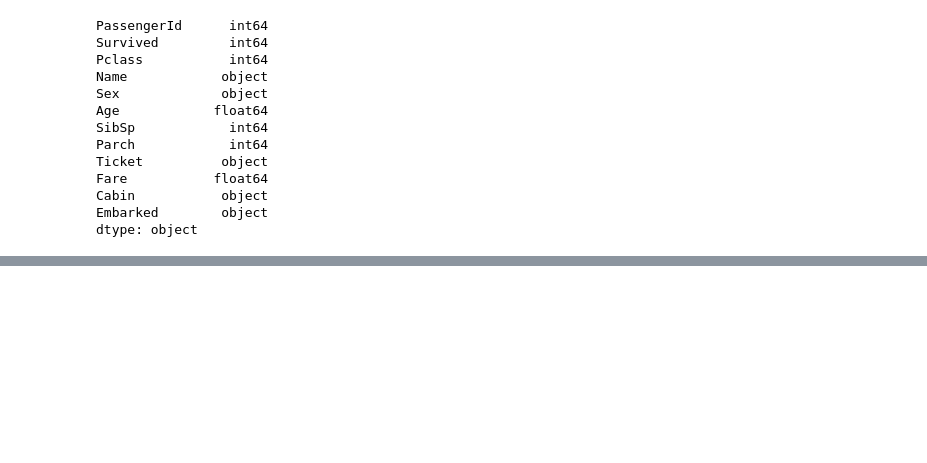
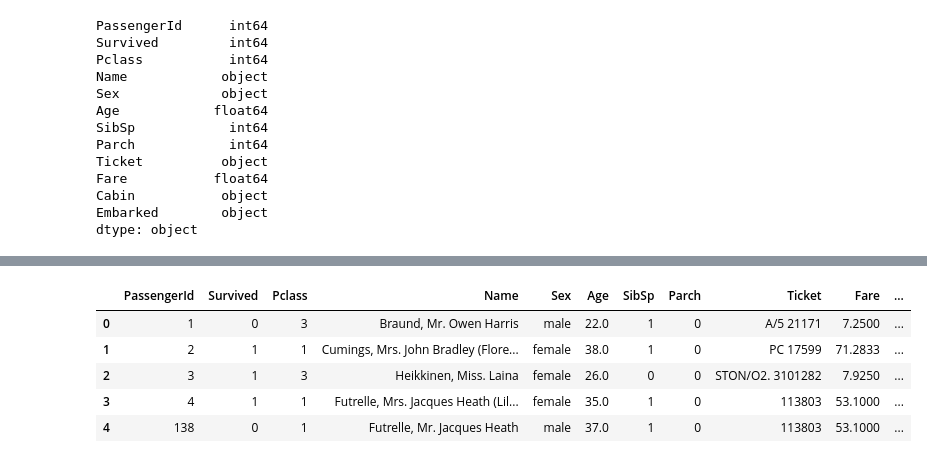
Before and after one commit to shaggycamel/kaggle, a Jupyter notebook: Titanic/play.ipynb, the cells around one changed output, grey strips where cells are left out. Saved outputs shown, nothing was run; the diff lists cells and outputs as text; code cells hidden in the pictures; blank space fills up the shorter version.

```diff
--- a/Titanic/play.ipynb
+++ b/Titanic/play.ipynb
@@ -61,0 +116,14 @@ for col in df.columns:
+# %%
+# Ticket
+ticket_counts = pd.DataFrame(df['Ticket'].value_counts()).reset_index()
+ticket_counts.columns = ['Ticket', 'ticket_count']
+
+df = pd.merge(df, ticket_counts, on='Ticket')
+df.head()
+# %% [output]
+|  | PassengerId | Survived | Pclass | Name | Sex | Age | SibSp | Parch | Ticket | Fare | ... |
+| 0 | 1 | 0 | 3 | Braund, Mr. Owen Harris | male | 22.0 | 1 | 0 | A/5 21171 | 7.2500 | ... |
+| 1 | 2 | 1 | 1 | Cumings, Mrs. John Bradley (Flore... | female | 38.0 | 1 | 0 | PC 17599 | 71.2833 | ... |
+| 2 | 3 | 1 | 3 | Heikkinen, Miss. Laina | female | 26.0 | 0 | 0 | STON/O2. 3101282 | 7.9250 | ... |
+| 3 | 4 | 1 | 1 | Futrelle, Mrs. Jacques Heath (Lil... | female | 35.0 | 1 | 0 | 113803 | 53.1000 | ... |
+| 4 | 138 | 0 | 1 | Futrelle, Mr. Jacques Heath | male | 37.0 | 1 | 0 | 113803 | 53.1000 | ... |
```
Also changed, not shown: parts of 8 cells of this notebook.
